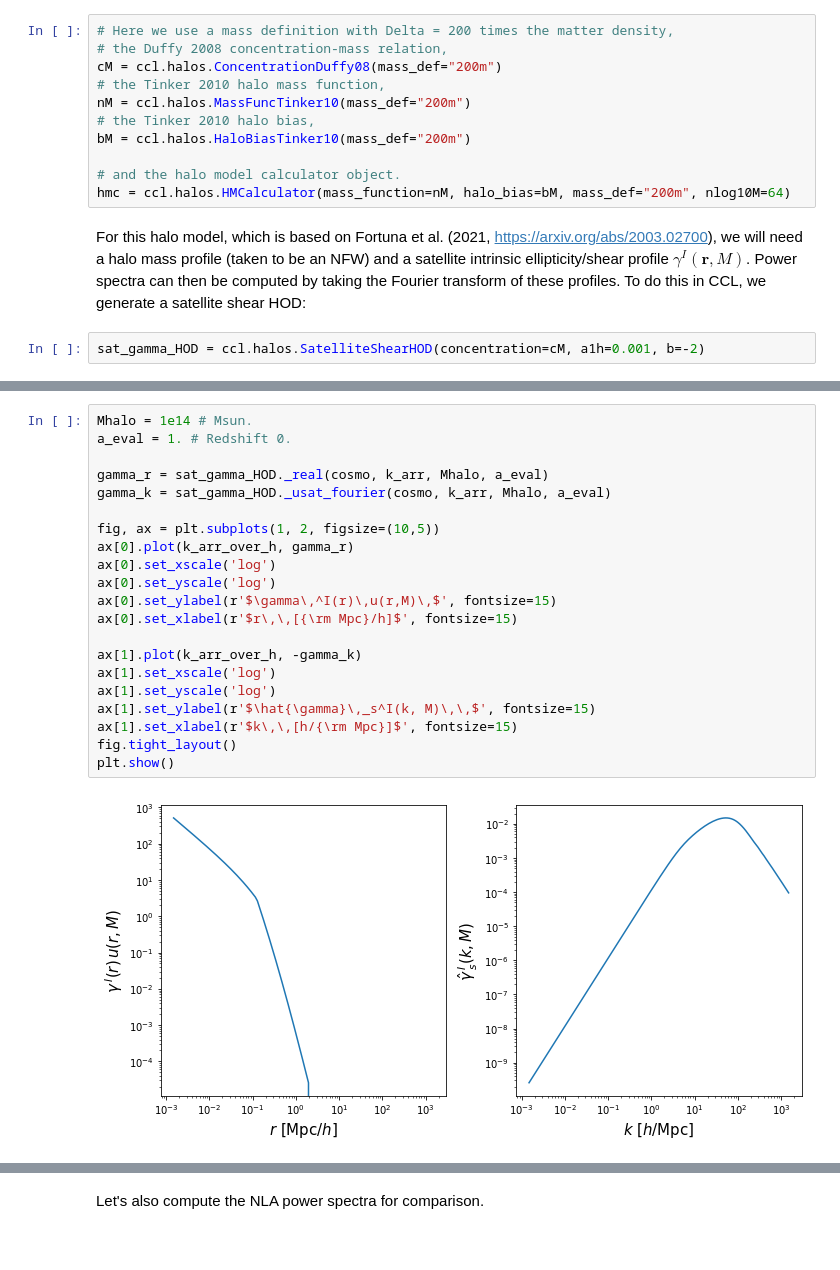
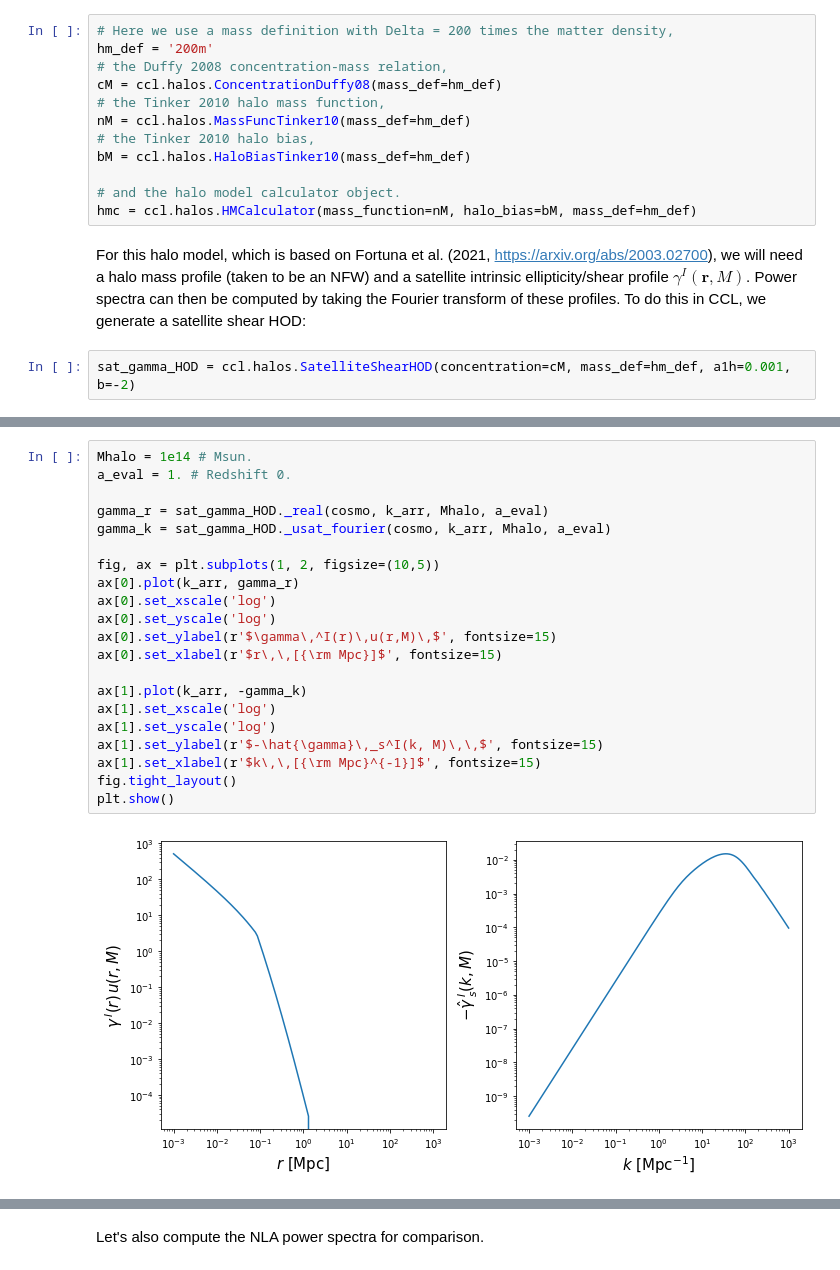
Before and after one commit to LSSTDESC/CCLX, a Jupyter notebook: Halo model for IA.ipynb, the cells around one changed output, grey strips where cells are left out. Drawn from its saved outputs; the diff is of its cells as text.

```diff
--- a/Halo model for IA.ipynb
+++ b/Halo model for IA.ipynb
@@ -24,19 +23,20 @@ We also need to initialize halo model quantities. These are:
  - A halo model calculator object that will take care of the various integrals.
 # %%
 # Here we use a mass definition with Delta = 200 times the matter density,
+hm_def = '200m'
 # the Duffy 2008 concentration-mass relation,
-cM = ccl.halos.ConcentrationDuffy08(mass_def="200m")
+cM = ccl.halos.ConcentrationDuffy08(mass_def=hm_def)
 # the Tinker 2010 halo mass function,
-nM = ccl.halos.MassFuncTinker10(mass_def="200m")
+nM = ccl.halos.MassFuncTinker10(mass_def=hm_def)
 # the Tinker 2010 halo bias,
-bM = ccl.halos.HaloBiasTinker10(mass_def="200m")
+bM = ccl.halos.HaloBiasTinker10(mass_def=hm_def)
 
 # and the halo model calculator object.
-hmc = ccl.halos.HMCalculator(mass_function=nM, halo_bias=bM, mass_def="200m", nlog10M=64)
+hmc = ccl.halos.HMCalculator(mass_function=nM, halo_bias=bM, mass_def=hm_def)
 # %% [markdown]
 For this halo model, which is based on Fortuna et al. (2021, [https://arxiv.org/abs/2003.02700](https://arxiv.org/abs/2003.02700)), we will need a halo mass profile (taken to be an NFW) and a satellite intrinsic ellipticity/shear profile $\gamma^I(\mathbf{r}, M)$. Power spectra can then be computed by taking the Fourier transform of these profiles. To do this in CCL, we generate a satellite shear HOD:
 # %%
-sat_gamma_HOD = ccl.halos.SatelliteShearHOD(concentration=cM, a1h=0.001, b=-2)
+sat_gamma_HOD = ccl.halos.SatelliteShearHOD(concentration=cM, mass_def=hm_def, a1h=0.001, b=-2)
 # %% [markdown]
 # Satellite intrinsic shear profile
 The real part of the satellite intrinsic shear profile is determined by $\bar{\gamma}$ which is taken to be
@@ -49,23 +49,23 @@ To obtain the Fourier transform of the profile, $\hat{\gamma}_s^I(\mathbf{k}, M)
 # %%
 Mhalo = 1e14 # Msun.
 a_eval = 1. # Redshift 0.
 
 gamma_r = sat_gamma_HOD._real(cosmo, k_arr, Mhalo, a_eval)
 gamma_k = sat_gamma_HOD._usat_fourier(cosmo, k_arr, Mhalo, a_eval)
 
 fig, ax = plt.subplots(1, 2, figsize=(10,5))
-ax[0].plot(k_arr_over_h, gamma_r)
+ax[0].plot(k_arr, gamma_r)
 ax[0].set_xscale('log')
 ax[0].set_yscale('log')
 ax[0].set_ylabel(r'$\gamma\,^I(r)\,u(r,M)\,$', fontsize=15)
-ax[0].set_xlabel(r'$r\,\,[{\rm Mpc}/h]$', fontsize=15)
+ax[0].set_xlabel(r'$r\,\,[{\rm Mpc}]$', fontsize=15)
 
-ax[1].plot(k_arr_over_h, -gamma_k)
+ax[1].plot(k_arr, -gamma_k)
 ax[1].set_xscale('log')
 ax[1].set_yscale('log')
-ax[1].set_ylabel(r'$\hat{\gamma}\,_s^I(k, M)\,\,$', fontsize=15)
-ax[1].set_xlabel(r'$k\,\,[h/{\rm Mpc}]$', fontsize=15)
+ax[1].set_ylabel(r'$-\hat{\gamma}\,_s^I(k, M)\,\,$', fontsize=15)
+ax[1].set_xlabel(r'$k\,\,[{\rm Mpc}^{-1}]$', fontsize=15)
 fig.tight_layout()
 plt.show()
 # %% [output]
-[figure, old version]
+[figure, new version]
```
Also changed, not shown: parts of 32 cells of this notebook.
